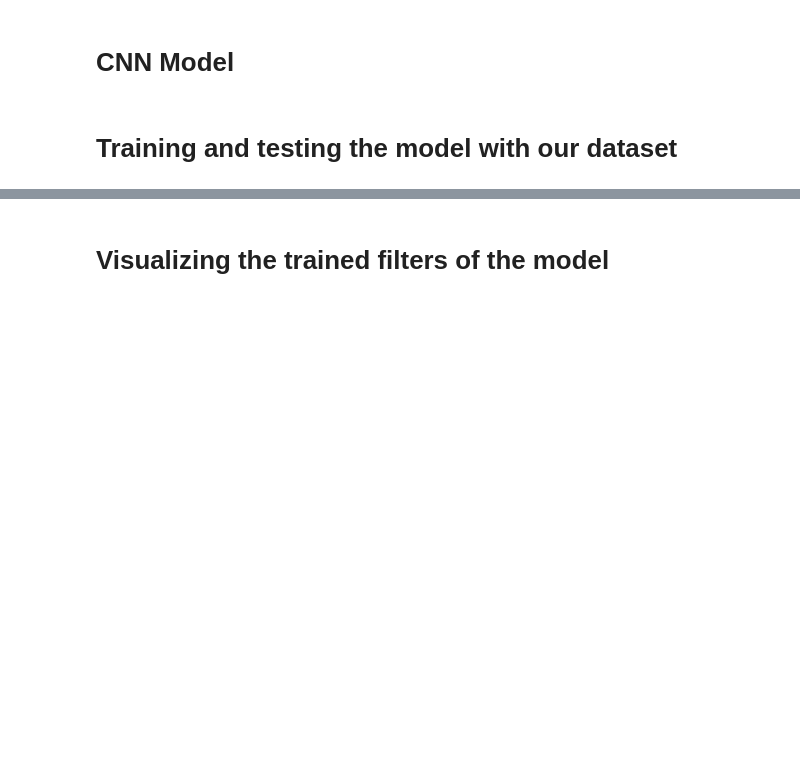
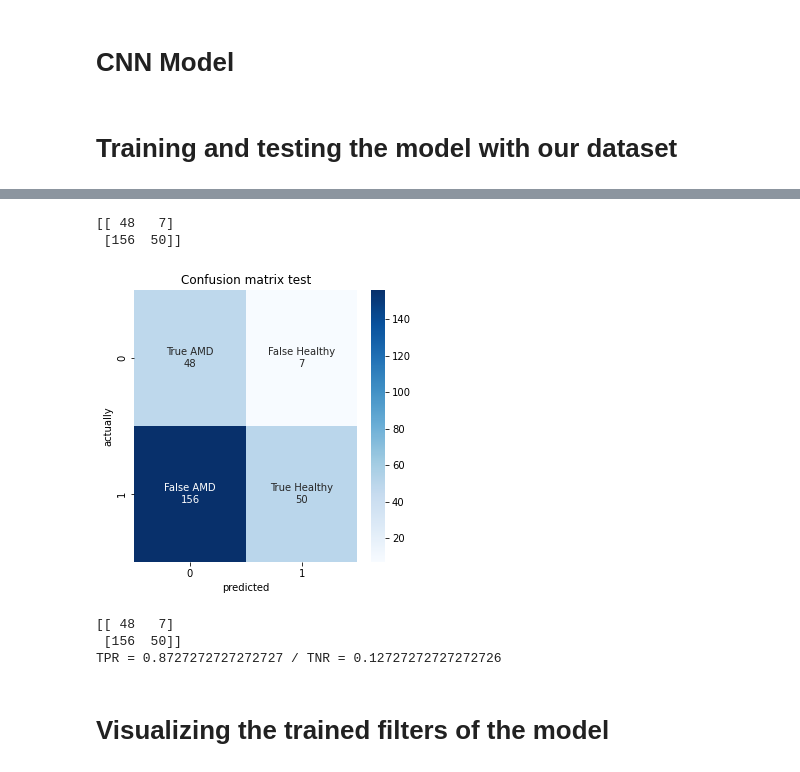
Before and after one commit to Coohrentiin/BIO583_Detection_of_retinal_diseases, a Jupyter notebook: solution2/cnn.ipynb, the cells around one changed output, grey strips where cells are left out. Cells and saved outputs as stored; diff of their text form; code cells hidden in the pictures; blank space fills up the shorter version.

```diff
--- a/solution2/cnn.ipynb
+++ b/solution2/cnn.ipynb
@@ -310,0 +313,8 @@ Test Dataset: Loss = 1.6211144924163818 and Accuracy = 0.8399999737739563
+# %%
+# Testing on the OCTID dataset
+test_OCTID_data_dir = "../data/OCTID"
+test_OCTID_dataset = ImageFolder(test_OCTID_data_dir,transform = transform_for_dataset)
+test_OCTID_dl = DataLoader(test_OCTID_dataset)
+result_OCTID = evaluate(model, test_OCTID_dl)
+
+print('OCTID Test Dataset: Loss = %s and Accuracy = %s' % (str(result_OCTID['val_loss']), str(result_OCTID['val_acc'])))
@@ -311,3 +372,18 @@ Test Dataset: Loss = 1.6211144924163818 and Accuracy = 0.8399999737739563
+# %%
+y_preds_OCTID = y_pred(model, test_OCTID_dl)
+labels_OCTID = []
+for batch in test_OCTID_dl:
+    _, label = batch
+    labels_OCTID.append(label)
+print_confusion_mat(labels_OCTID, y_preds_OCTID)
+print_rates(labels_OCTID, y_preds_OCTID)
+# %% [output]
+[[ 48   7]
+ [156  50]]
+[figure, added]
+[[ 48   7]
+ [156  50]]
+TPR = 0.8727272727272727 / TNR = 0.12727272727272726
 # %% [markdown]
 # Visualizing the trained filters of the model
 # %%
```
Also changed, not shown: parts of 15 cells of this notebook, 1 other file.
